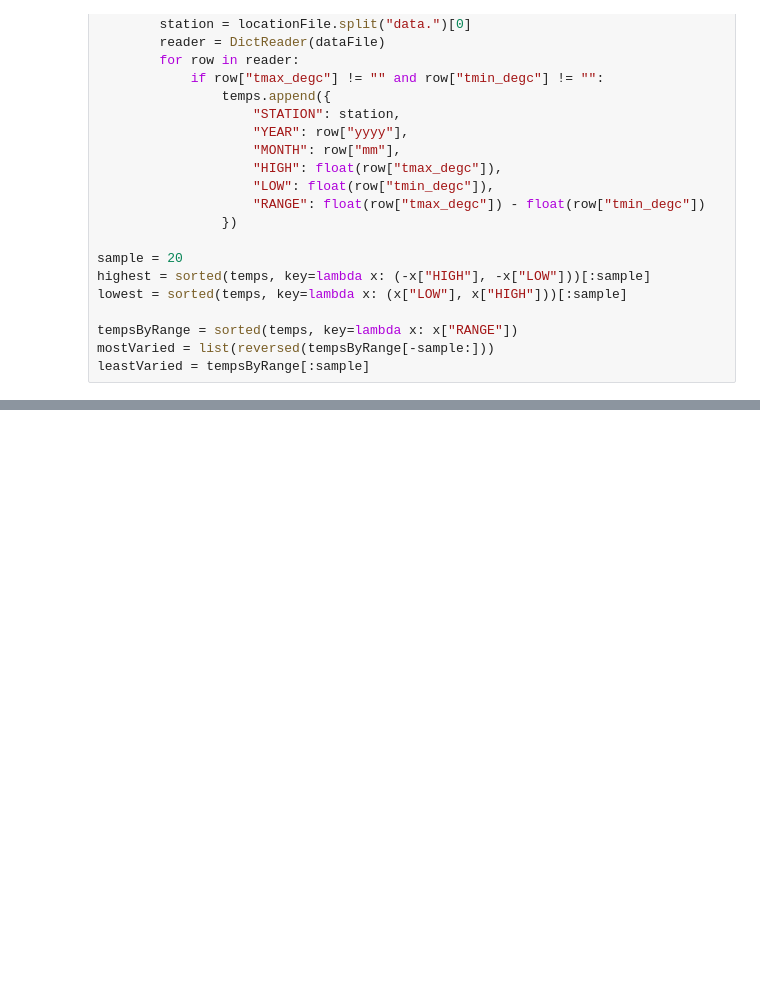
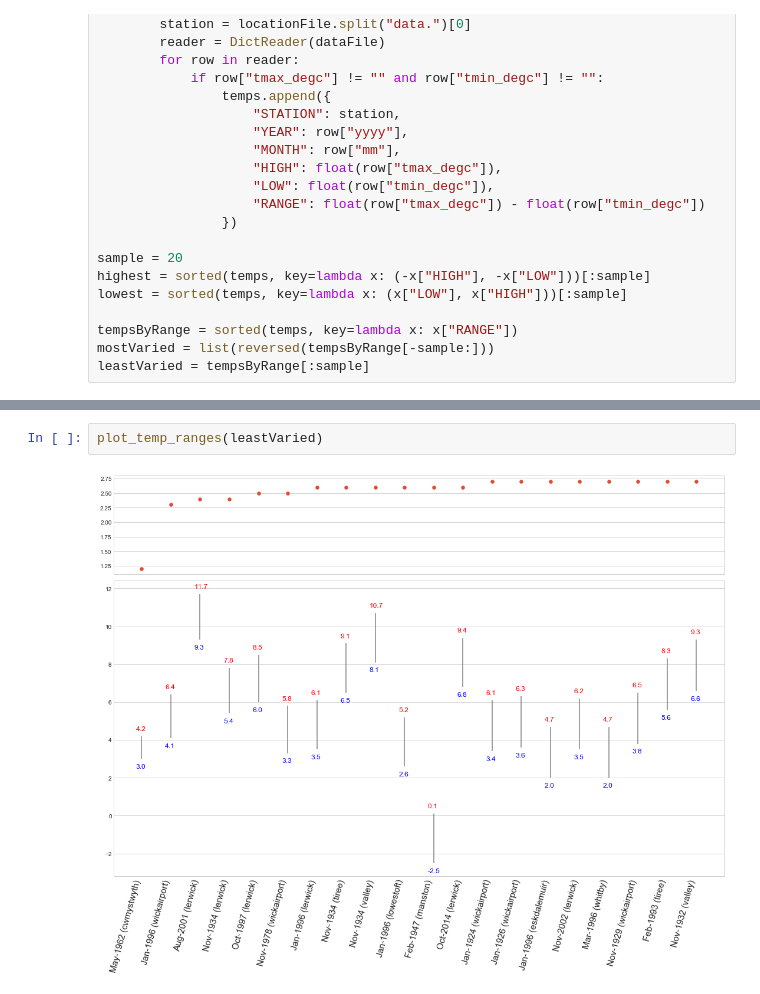
Before and after one commit to DanielJohnBenton/historic-monthly-meteorological-station-data, a Jupyter notebook: src/notes.ipynb, the cells around one changed output, grey strips where cells are left out. Saved outputs shown, nothing was run; the diff lists cells and outputs as text; blank space fills up the shorter version.

```diff
--- a/src/notes.ipynb
+++ b/src/notes.ipynb
@@ -131,0 +210,4 @@ pyplot.show();
+# %%
+plot_temp_ranges(leastVaried)
+# %% [output]
+[figure, added]
```
Also changed, not shown: parts of 5 cells of this notebook.
